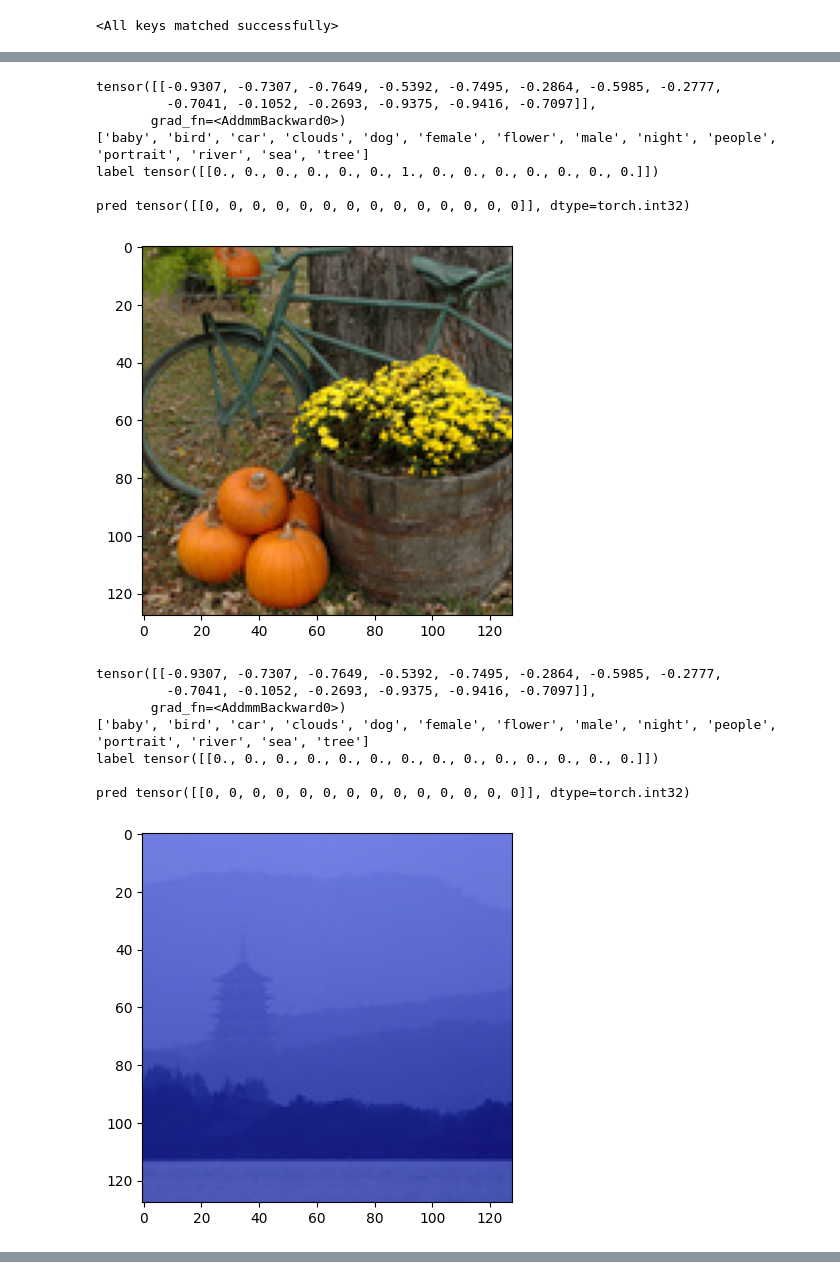
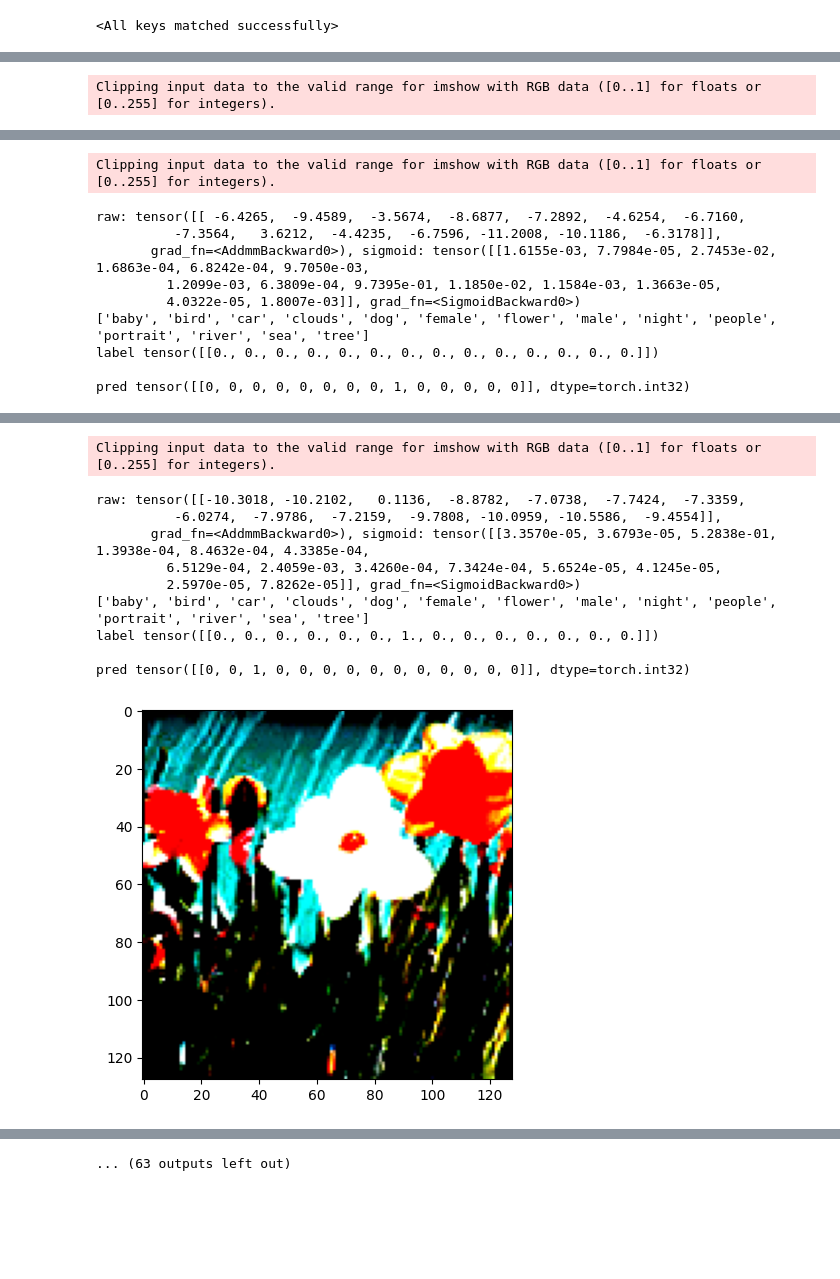
Before and after one commit to ArtKoski/IntroToDL, a Jupyter notebook: classification.ipynb, the cells around one changed output, grey strips where cells are left out. Saved outputs shown, nothing was run; the diff lists cells and outputs as text; code cells hidden in the pictures; blank space fills up the shorter version.

```diff
--- a/classification.ipynb
+++ b/classification.ipynb
@@ -59,8 +65,8 @@ import matplotlib.pyplot as plt
 # %%
 #--- hyperparameters ---
 N_EPOCHS = 10
-LR = 0.01
-DROPOUT_RATE = 0.5
+LR = 0.001
+DROPOUT_RATE = 0.3
 
 #--- fixed constants ---
 NUM_CLASSES = 14
@@ -253,8 +353,6 @@ class FocalLossV2(nn.Module):
         focal_loss = self.alpha * (1 - pt)**self.gamma * bce_loss
         return torch.mean(focal_loss)
 # %%
-model = MultiLabelClassifier()
-
 device = torch.device('cpu')
 
 # set up device
@@ -264,17 +362,18 @@ elif torch.backends.mps.is_available():
     if torch.backends.mps.is_built():
         device = torch.device('mps')
 
-
 print(device)
 
-model = ComplexMultiLabelClassifier().to(device)
+model = SimpleMultiLabelClassifier().to(device)
 
-# Define your loss function and optimizer
-criterion = FocalLossV2(alpha=class_weights_tensor)
-optimizer = optim.Adam(model.parameters(), lr=LR)
+# Define loss function and optimizer
+criterion = FocalLossV2()#alpha=class_weights_tensor)
+#criterion = nn.BCEWithLogitsLoss()
+optimizer = optim.Adam(model.parameters(), lr=LR, weight_decay=1e-6)
+
 
 # parameters for early stop
-threshold = 3       # number of epochs to wait if test loss doesnt improve
+threshold = 4       # number of epochs to wait if test loss doesnt improve
 min_loss = np.inf
 counter = 0
 
@@ -308,9 +407,6 @@ for epoch in range(N_EPOCHS):
 
         if predictions.sum() == 0:
             total_zero += 1
-
-        # print('predictions',predictions)
-        # print('labels',labels)
 
     # calculate average loss and accuracy for epoch
     epoch_loss = train_loss / len(train_loader)
@@ -426,7 +522,7 @@ def testN(num_pics):
         input, label = input.to(device), label.to(device)
         output = model.forward(input)
         predictions = (torch.sigmoid(output) > 0.5).int()
-        print(output)
+        print(f'raw: {output}, sigmoid: {torch.sigmoid(output)}')
         print(['baby', 'bird', 'car', 'clouds', 'dog', 'female', 'flower', 'male', 'night', 'people', 'portrait', 'river', 'sea', 'tree'])
         print('label',label)
         print()
@@ -437,5 +533,5 @@ def testN(num_pics):
         plt.show()
 
 
-testN(10)
+testN(25)
 # %% [output]
@@ -456,0 +549 @@ pred tensor([[0, 0, 0, 0, 0, 0, 0, 0, 0, 0, 0, 0, 0, 0]], dtype=torch.int32)
+Clipping input data to the valid range for imshow with RGB data ([0..1] for floats or [0..255] for integers).
@@ -464,0 +560,10 @@ pred tensor([[0, 0, 0, 0, 0, 0, 0, 0, 0, 0, 0, 0, 0, 0]], dtype=torch.int32)
+Clipping input data to the valid range for imshow with RGB data ([0..1] for floats or [0..255] for integers).
+raw: tensor([[ -6.4265,  -9.4589,  -3.5674,  -8.6877,  -7.2892,  -4.6254,  -6.7160,
+          -7.3564,   3.6212,  -4.4235,  -6.7596, -11.2008, -10.1186,  -6.3178]],
+       grad_fn=<AddmmBackward0>), sigmoid: tensor([[1.6155e-03, 7.7984e-05, 2.7453e-02, 1.6863e-04, 6.8242e-04, 9.7050e-03,
+         1.2099e-03, 6.3809e-04, 9.7395e-01, 1.1850e-02, 1.1584e-03, 1.3663e-05,
+         4.0322e-05, 1.8007e-03]], grad_fn=<SigmoidBackward0>)
+['baby', 'bird', 'car', 'clouds', 'dog', 'female', 'flower', 'male', 'night', 'people', 'portrait', 'river', 'sea', 'tree']
+label tensor([[0., 0., 0., 0., 0., 0., 0., 0., 0., 0., 0., 0., 0., 0.]])
+
+pred tensor([[0, 0, 0, 0, 0, 0, 0, 0, 1, 0, 0, 0, 0, 0]], dtype=torch.int32)
@@ -466,16 +571,11 @@ pred tensor([[0, 0, 0, 0, 0, 0, 0, 0, 0, 0, 0, 0, 0, 0]], dtype=torch.int32)
-tensor([[-0.9307, -0.7307, -0.7649, -0.5392, -0.7495, -0.2864, -0.5985, -0.2777,
-         -0.7041, -0.1052, -0.2693, -0.9375, -0.9416, -0.7097]],
-       grad_fn=<AddmmBackward0>)
-['baby', 'bird', 'car', 'clouds', 'dog', 'female', 'flower', 'male', 'night', 'people', 'portrait', 'river', 'sea', 'tree']
-label tensor([[0., 0., 0., 0., 0., 0., 1., 0., 0., 0., 0., 0., 0., 0.]])
-
-pred tensor([[0, 0, 0, 0, 0, 0, 0, 0, 0, 0, 0, 0, 0, 0]], dtype=torch.int32)
+Clipping input data to the valid range for imshow with RGB data ([0..1] for floats or [0..255] for integers).
+raw: tensor([[-10.3018, -10.2102,   0.1136,  -8.8782,  -7.0738,  -7.7424,  -7.3359,
+          -6.0274,  -7.9786,  -7.2159,  -9.7808, -10.0959, -10.5586,  -9.4554]],
+       grad_fn=<AddmmBackward0>), sigmoid: tensor([[3.3570e-05, 3.6793e-05, 5.2838e-01, 1.3938e-04, 8.4632e-04, 4.3385e-04,
+         6.5129e-04, 2.4059e-03, 3.4260e-04, 7.3424e-04, 5.6524e-05, 4.1245e-05,
+         2.5970e-05, 7.8262e-05]], grad_fn=<SigmoidBackward0>)
+['baby', 'bird', 'car', 'clouds', 'dog', 'female', 'flower', 'male', 'night', 'people', 'portrait', 'river', 'sea', 'tree']
+label tensor([[0., 0., 0., 0., 0., 0., 1., 0., 0., 0., 0., 0., 0., 0.]])
+
+pred tensor([[0, 0, 1, 0, 0, 0, 0, 0, 0, 0, 0, 0, 0, 0]], dtype=torch.int32)
-[figure, old version]
+[figure, new version]
-tensor([[-0.9307, -0.7307, -0.7649, -0.5392, -0.7495, -0.2864, -0.5985, -0.2777,
-         -0.7041, -0.1052, -0.2693, -0.9375, -0.9416, -0.7097]],
-       grad_fn=<AddmmBackward0>)
-['baby', 'bird', 'car', 'clouds', 'dog', 'female', 'flower', 'male', 'night', 'people', 'portrait', 'river', 'sea', 'tree']
-label tensor([[0., 0., 0., 0., 0., 0., 0., 0., 0., 0., 0., 0., 0., 0.]])
-
-pred tensor([[0, 0, 0, 0, 0, 0, 0, 0, 0, 0, 0, 0, 0, 0]], dtype=torch.int32)
-[figure, removed]
@@ -490,0 +582 @@ pred tensor([[0, 0, 0, 0, 0, 0, 0, 0, 0, 0, 0, 0, 0, 0]], dtype=torch.int32)
+... (63 outputs left out)
```
Also changed, not shown: parts of 11 cells of this notebook.
